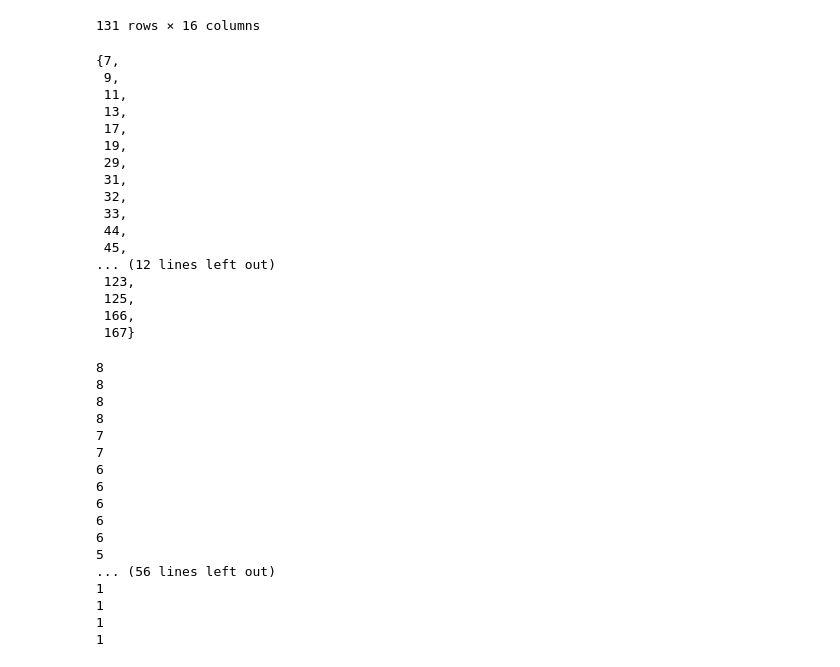
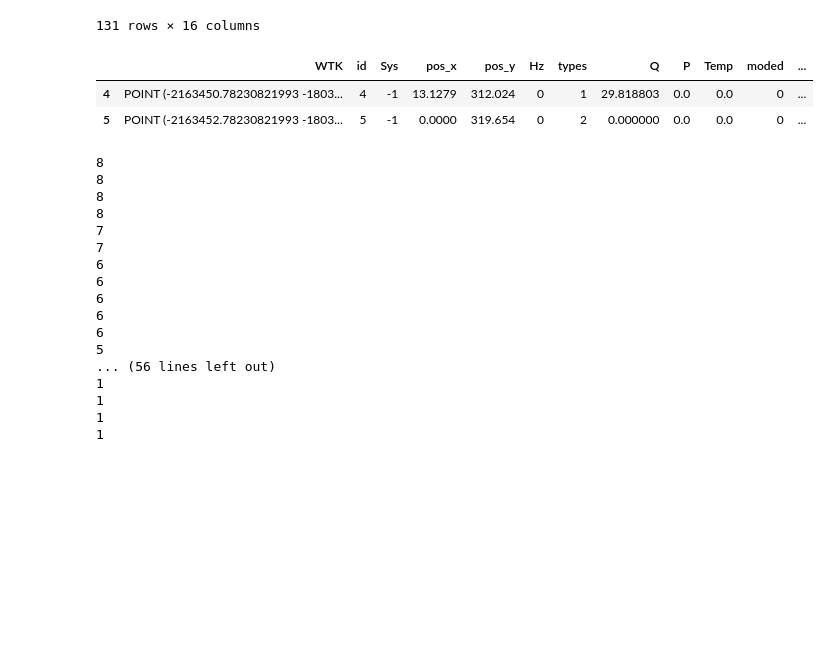
Before and after one commit to LabADTHeatNet/HNN, a Jupyter notebook: analyse_data.ipynb, the cells around one changed output. Saved outputs shown, nothing was run; the diff lists cells and outputs as text; code cells hidden in the pictures; blank space fills up the shorter version.

```diff
--- a/analyse_data.ipynb
+++ b/analyse_data.ipynb
@@ -304,23 +306,9 @@ junction_nodes = set(nodes_df.loc[mapped_degrees > 2].index)
 # %%
-nodes_usr
+nodes_df.loc[nodes_df['types_src'] | nodes_df['types_usr']]
 # %% [output]
-{7,
- 9,
- 11,
- 13,
- 17,
- 19,
- 29,
- 31,
- 32,
- 33,
- 44,
- 45,
-... (12 lines left out)
- 123,
- 125,
- 166,
- 167}
+|  | WTK | id | Sys | pos_x | pos_y | Hz | types | Q | P | Temp | moded | ... |
+| 4 | POINT (-2163450.78230821993 -1803... | 4 | -1 | 13.1279 | 312.024 | 0 | 1 | 29.818803 | 0.0 | 0.0 | 0 | ... |
+| 5 | POINT (-2163452.78230821993 -1803... | 5 | -1 | 0.0000 | 319.654 | 0 | 2 | 0.000000 | 0.0 | 0.0 | 0 | ... |
 # %%
 for row in edges_df['id_section'].value_counts():
     print(row)
```
Also changed, not shown: parts of 1 cell of this notebook, 1 other file.
